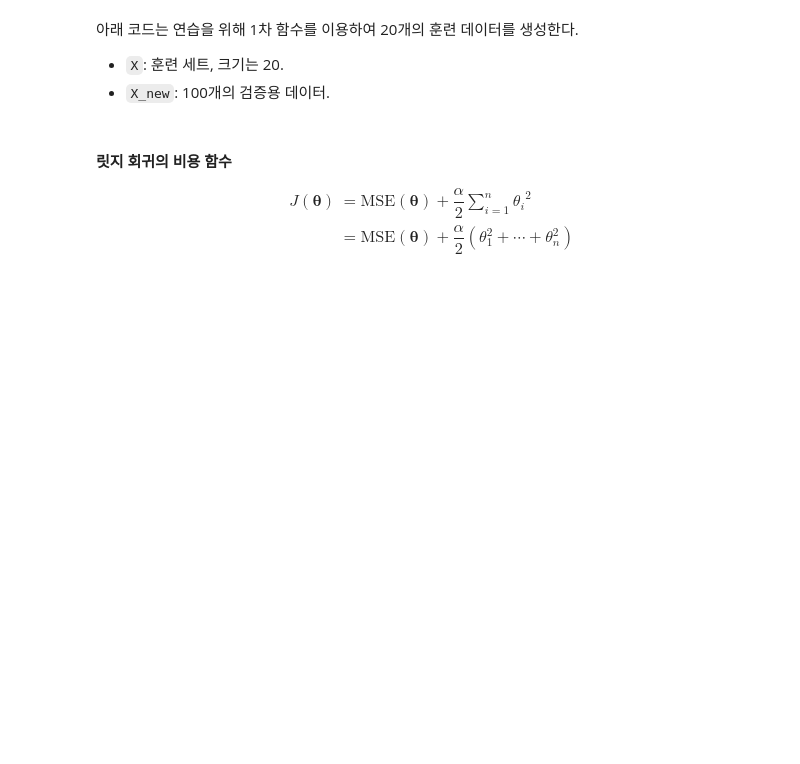
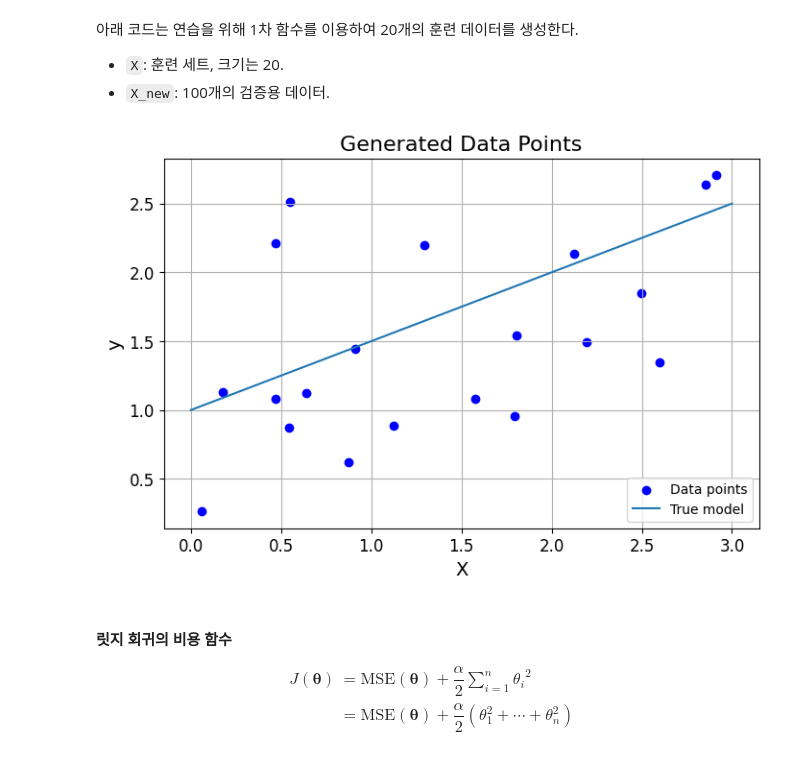
Before and after one commit to SLCFLAB/Fintech2025-2, a Jupyter notebook: ML_day2/2_1_Regression_Penalty.ipynb, the cells around one changed output. Cells and saved outputs as stored; diff of their text form; code cells hidden in the pictures; blank space fills up the shorter version.

```diff
--- a/ML_day2/2_1_Regression_Penalty.ipynb
+++ b/ML_day2/2_1_Regression_Penalty.ipynb
@@ -88,5 +81,17 @@ X = 3 * np.random.rand(m, 1)
 y = 1 + 0.5 * X + np.random.randn(m, 1) / 1.5     # 1차 선형회귀 모델을 따로도록 함. 단, 잡음 추가됨.
 X_new = np.linspace(0, 3, 100).reshape(100, 1)    # 0~3 구간에서 균등하게 100개의 검증 데이터 선택
+# %%
+plt.figure(figsize=(8, 5))
+plt.scatter(X, y, color='blue', marker='o', label='Data points')
+plt.xlabel("X", fontsize=14)
+plt.ylabel("y", fontsize=14)
+plt.plot(X_new, 1 + 0.5 * X_new, label="True model")
+plt.title("Generated Data Points", fontsize=16)
+plt.grid(True)
+plt.legend()
+plt.show()
+# %% [output]
+[figure, added]
 # %% [markdown]
 #### 릿지 회귀의 비용 함수
 
```
Also changed, not shown: parts of 16 cells of this notebook, 2 other files.
